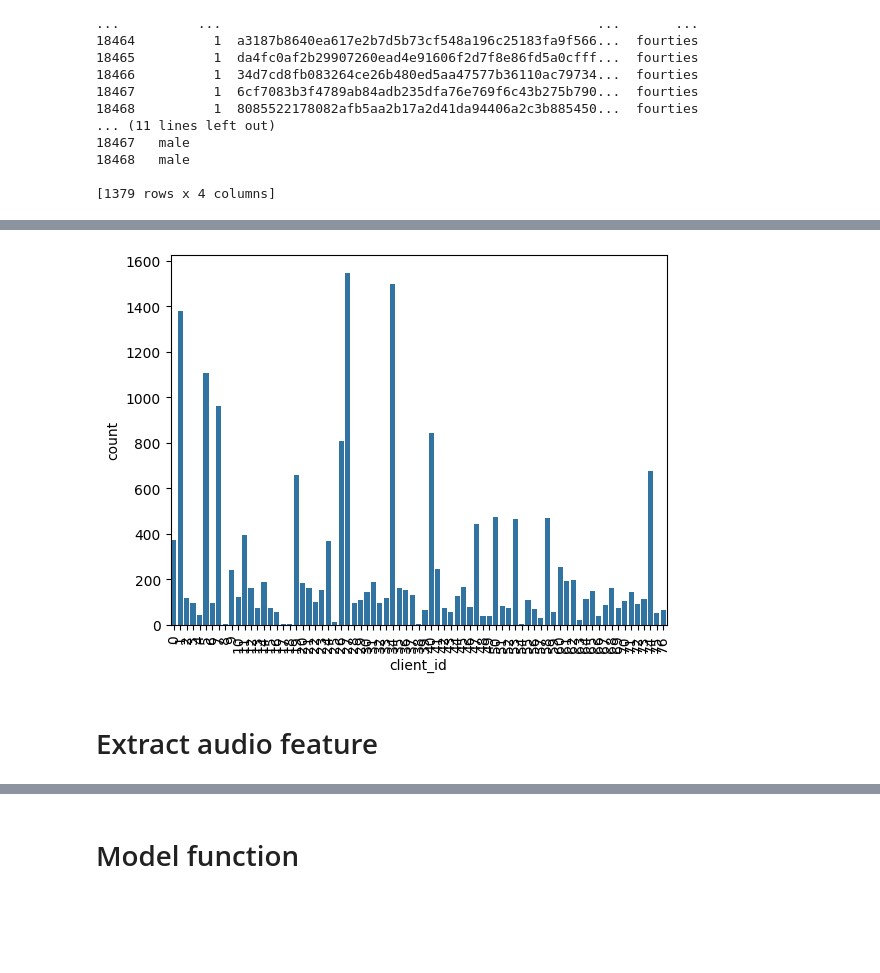
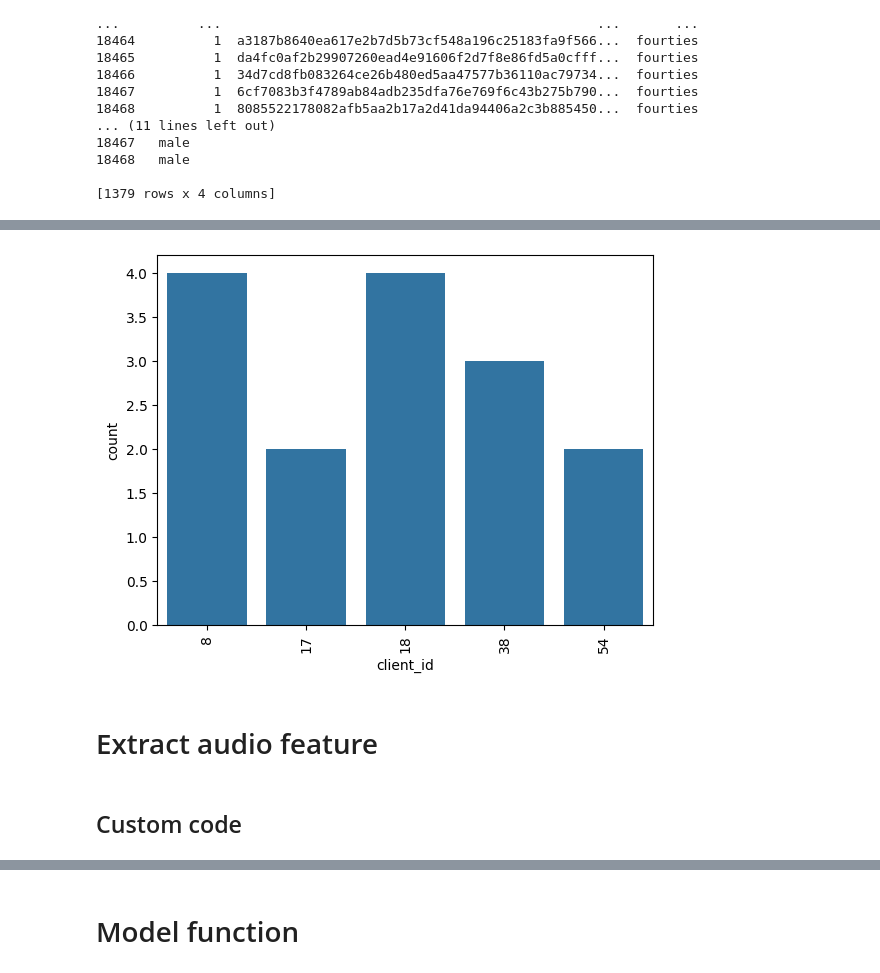
Before and after one commit to Lucas-dev-974/voice-recognizer, a Jupyter notebook: ia/build-dataset.ipynb, the cells around one changed output, grey strips where cells are left out. Drawn from its saved outputs; the diff is of its cells as text; code cells hidden in the pictures; blank space fills up the shorter version.

```diff
--- a/ia/build-dataset.ipynb
+++ b/ia/build-dataset.ipynb
@@ -184,12 +184,17 @@ print(dataframe.query("client_id == 1"))
 # %%
 print(len(dataframe))
 
-filtered = dataframe
+filtered = pd.DataFrame(columns=dataframe.columns)
 
+occurances = dataframe.groupby("client_id").size()
+print(occurances)
 
-occurances = filtered.groupby("client_id").size()
 for occurance in occurances.items():
-    if(occurance[1] < 500):
+    # print("occurence", occurance)
+    # ! filtre par occurances
+    if(occurance[1] < 10):
         id = occurance[0]
-        dataframe = filtered.query("client_id != @id")
+        filtered = pd.concat([filtered, dataframe.query("client_id == @id")], ignore_index=True)
+
+print(filtered.groupby("client_id").size())
 # %% [output]
@@ -197,7 +218,9 @@ for occurance in occurances.items():
 # %%
-sns.countplot(x=dataframe["client_id"]) # plot the categories
+sns.countplot(x=filtered["client_id"]) # plot the categories
 plt.xticks(rotation=90);
 # %% [output]
-[figure, old version]
+[figure, new version]
 # %% [markdown]
 # Extract audio feature
+# %% [markdown]
+## Custom code
```
Also changed, not shown: parts of 19 cells of this notebook, 2 other files.
